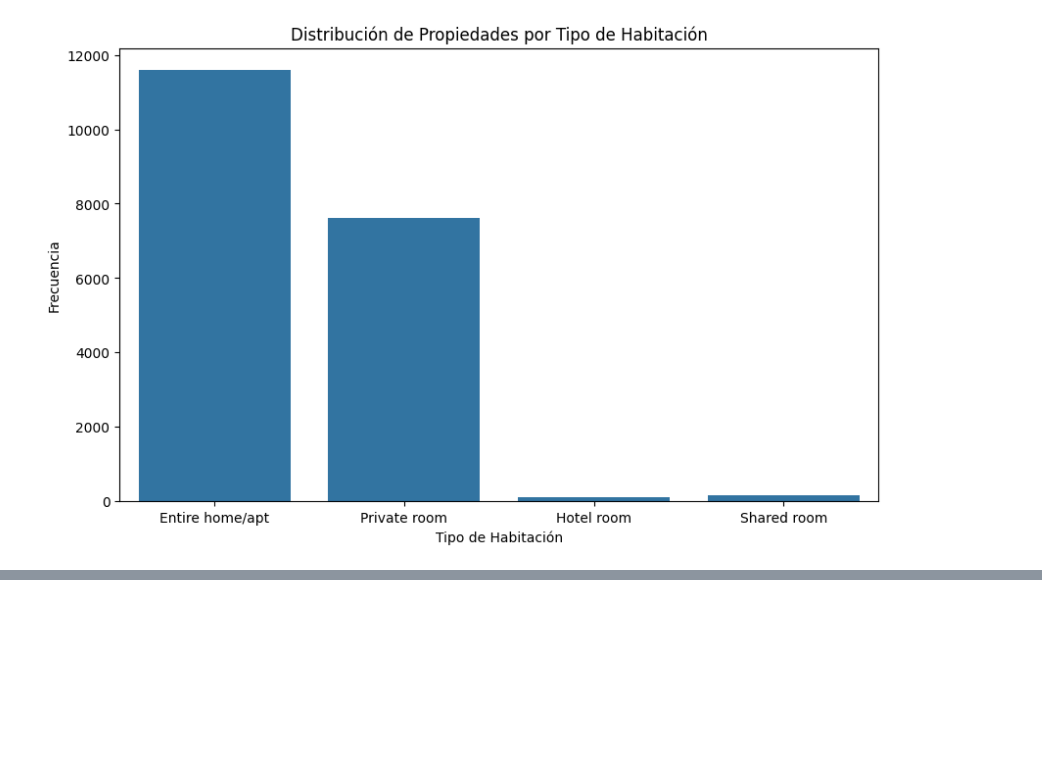
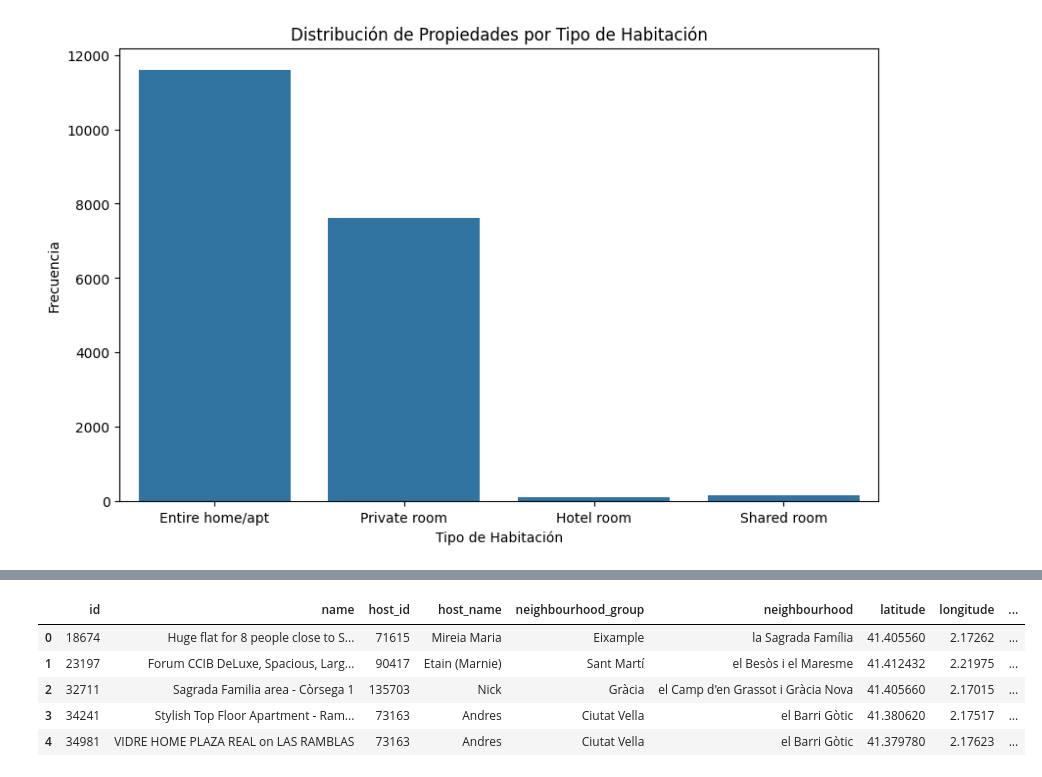
Before and after one commit to AlbrtttoTorres/DS_ONLINE_THEBRIDGE_ATC, a Jupyter notebook: Project_Break_EDA/BarnaSept24.ipynb, the cells around one changed output, grey strips where cells are left out. Cells and saved outputs as stored; diff of their text form; code cells hidden in the pictures; blank space fills up the shorter version.

```diff
--- a/Project_Break_EDA/BarnaSept24.ipynb
+++ b/Project_Break_EDA/BarnaSept24.ipynb
@@ -180,12 +250,9 @@ plt.show()
-# %%
-# Si 'host_since' está disponible, podemos convertirla en un número de años
-df_BarcelonaSept24['host_since'] = pd.to_datetime(df_BarcelonaSept24['host_since'], errors='coerce')
-df_BarcelonaSept24['host_experience'] = (pd.to_datetime('today') - df_BarcelonaSept24['host_since']).dt.days / 365
-
-# Relación entre la experiencia del anfitrión y el precio
-plt.figure(figsize=(10, 6))
-sns.scatterplot(x='host_experience', y='price', data=df_BarcelonaSept24)
-plt.title('Relación entre la experiencia del anfitrión y el precio')
-plt.xlabel('Experiencia del anfitrión (años)')
-plt.ylabel('Precio')
-plt.show()
+# %%
+df_BarcelonaSept24.head()
+# %% [output]
+|  | id | name | host_id | host_name | neighbourhood_group | neighbourhood | latitude | longitude | ... |
+| 0 | 18674 | Huge flat for 8 people close to S... | 71615 | Mireia Maria | Eixample | la Sagrada Família | 41.405560 | 2.17262 | ... |
+| 1 | 23197 | Forum CCIB DeLuxe, Spacious, Larg... | 90417 | Etain (Marnie) | Sant Martí | el Besòs i el Maresme | 41.412432 | 2.21975 | ... |
+| 2 | 32711 | Sagrada Familia area - Còrsega 1 | 135703 | Nick | Gràcia | el Camp d'en Grassot i Gràcia Nova | 41.405660 | 2.17015 | ... |
+| 3 | 34241 | Stylish Top Floor Apartment - Ram... | 73163 | Andres | Ciutat Vella | el Barri Gòtic | 41.380620 | 2.17517 | ... |
+| 4 | 34981 | VIDRE HOME PLAZA REAL on LAS RAMBLAS | 73163 | Andres | Ciutat Vella | el Barri Gòtic | 41.379780 | 2.17623 | ... |
```
Also changed, not shown: parts of 9 cells of this notebook, 5 other files.
